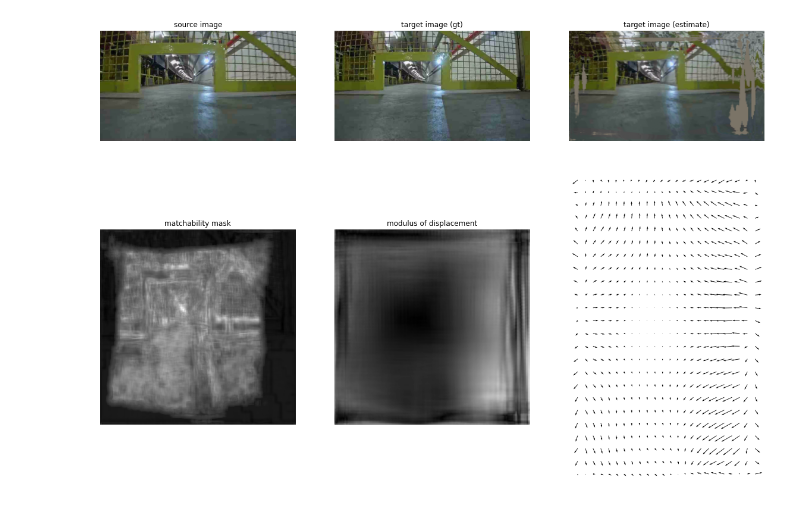
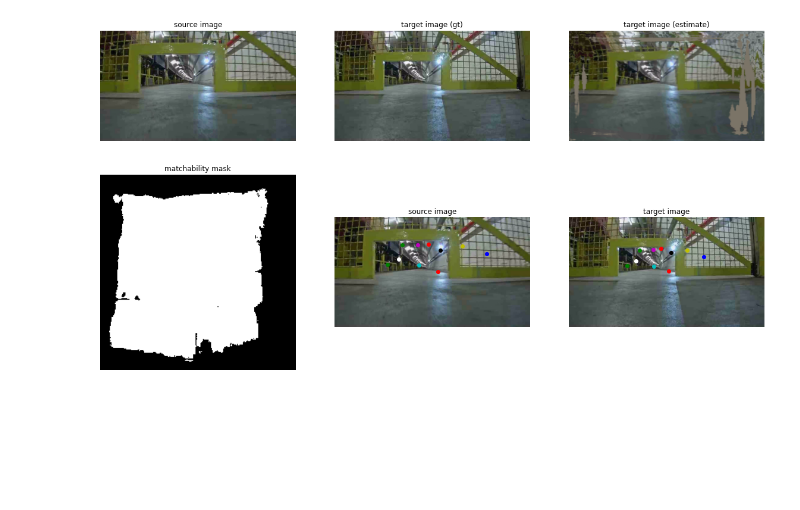
Before and after one commit to RobInLabUJI/DGC-Net, a Jupyter notebook: dgc_vision_front_points.ipynb, the cells around one changed output. Cells and saved outputs as stored; diff of their text form; code cells hidden in the pictures; blank space fills up the shorter version.

Commit message:
Color points

```diff
--- a/dgc_vision_front_points.ipynb
+++ b/dgc_vision_front_points.ipynb
@@ -40,6 +40,8 @@ flow = dgc.getFlow()
 
 import random
 xt, yt, xs, ys = [], [], [], []
+colors = 'rgbyckwm'
+c = []
 
 for i in range(10):
     x = random.randrange(480,1440)
@@ -49,14 +51,19 @@ for i in range(10):
     x, y = dgc.source(x,y)
     xs.append(x)
     ys.append(y)
+    c.append(colors[i % len(colors)])
 
 plt.figure()
 ax1 = plt.subplot(1, 3, 1)
 ax1.imshow(match_mask>0, cmap='gray'); ax1.axis('off'); ax1.set_title('matchability mask');
 ax2 = plt.subplot(1, 3, 2)
-ax2.imshow(img1); ax2.plot(xs, ys, 'ro');
+ax2.imshow(img1);
+for i in range(len(c)):
+    ax2.plot(xs[i], ys[i], c[i]+'o');
 ax2.axis('off'); ax2.set_title('source image');
 ax3 = plt.subplot(1, 3, 3)
-ax3.imshow(img2); ax3.plot(xt, yt, 'ro');
+ax3.imshow(img2);
+for i in range(len(c)):
+    ax3.plot(xt[i], yt[i], c[i]+'o');
 ax3.axis('off'); ax3.set_title('target image');
 # %% [output]
@@ -88,13 +95,34 @@ ax3.imshow(warp_img); ax3.axis('off'); ax3.set_title('target image (estimate)');
 # %%
 match_mask = dgc.getMatchabilityMask()
 flow = dgc.getFlow()
 
+import random
+xt, yt, xs, ys = [], [], [], []
+colors = 'rgbyckwm'
+c = []
+
+for i in range(10):
+    x = random.randrange(480,1440)
+    y = random.randrange(270,540)
+    xt.append(x)
+    yt.append(y)
+    x, y = dgc.source(x,y)
+    xs.append(x)
+    ys.append(y)
+    c.append(colors[i % len(colors)])
+
 plt.figure()
 ax1 = plt.subplot(1, 3, 1)
-ax1.imshow(match_mask, cmap='gray'); ax1.axis('off'); ax1.set_title('matchability mask');
+ax1.imshow(match_mask>0, cmap='gray'); ax1.axis('off'); ax1.set_title('matchability mask');
 ax2 = plt.subplot(1, 3, 2)
-ax2.imshow(np.linalg.norm(flow,axis=2),cmap='gray'); ax2.axis('off'); ax2.set_title('modulus of displacement');
+ax2.imshow(img1);
+for i in range(len(c)):
+    ax2.plot(xs[i], ys[i], c[i]+'o');
+ax2.axis('off'); ax2.set_title('source image');
 ax3 = plt.subplot(1, 3, 3)
-ax3.quiver(flow[::10,::10,0],flow[::10,::10,1]); ax3.axis('off'); ax3.invert_yaxis();
+ax3.imshow(img2);
+for i in range(len(c)):
+    ax3.plot(xt[i], yt[i], c[i]+'o');
+ax3.axis('off'); ax3.set_title('target image');
 # %% [output]
-[figure, old version]
+[figure, new version]
```
Also changed, not shown: parts of 2 cells of this notebook.
